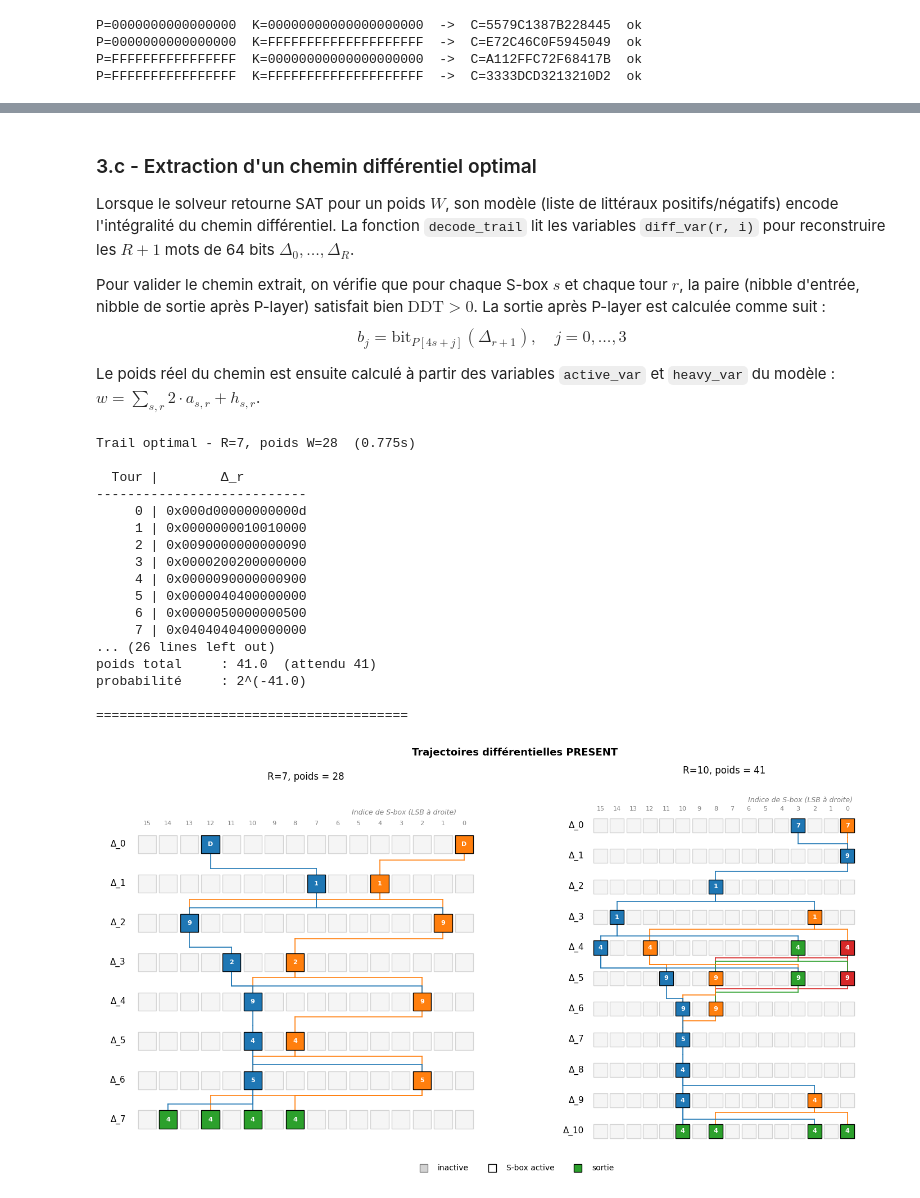
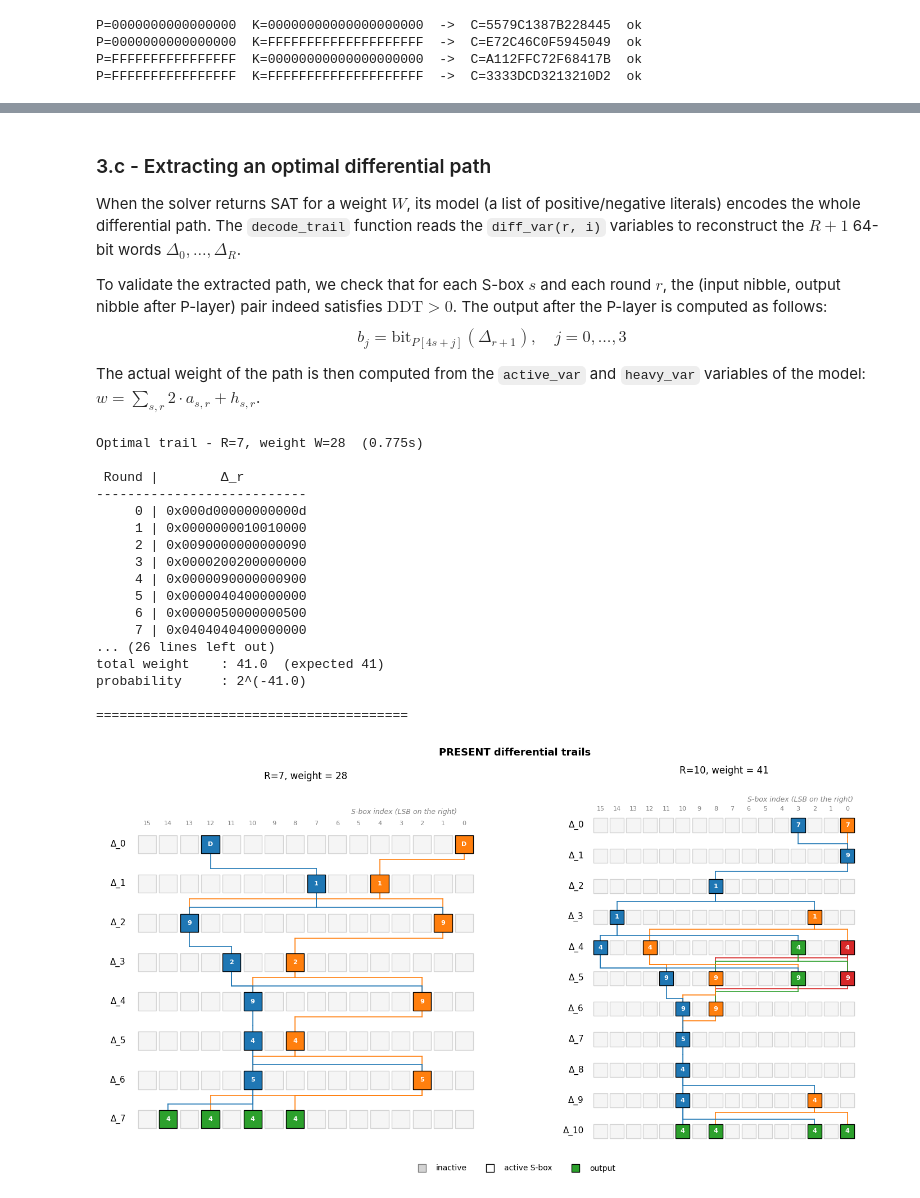
Before and after one commit to touikss/present-sat-cryptanalysis, a Jupyter notebook: notebook.ipynb, the cells around one changed output, grey strips where cells are left out. Drawn from its saved outputs; the diff is of its cells as text; code cells hidden in the pictures.

```diff
--- a/notebook.ipynb
+++ b/notebook.ipynb
@@ -298,5 +298,5 @@ La ligne $a = 0$ correspond aux différences passives, qui se propagent triviale
 # %%
-# Affichage de la DDT de la S-box PRESENT
+# Display the DDT of the PRESENT S-box
 
 fig, axes = plt.subplots(1, 2, figsize=(13, 5))
 
@@ -310,14 +310,14 @@ ax.imshow(ddt_display, cmap=cmap, norm=norm, aspect='equal')
 
 ax.set_xticks(range(16)); ax.set_xticklabels([f'{i:X}' for i in range(16)])
 ax.set_yticks(range(16)); ax.set_yticklabels([f'{i:X}' for i in range(16)])
-ax.set_xlabel('$\\Delta$ sortie ($b$)')
-ax.set_ylabel('$\\Delta$ entrée ($a$)')
-ax.set_title('DDT - S-box PRESENT')
+ax.set_xlabel('Output $\\Delta$ ($b$)')
+ax.set_ylabel('Input $\\Delta$ ($a$)')
+ax.set_title('DDT - PRESENT S-box')
 
 ax.legend(handles=[
     Patch(facecolor=cmap(norm(0)), label='impossible  (DDT = 0)'),
-    Patch(facecolor=cmap(norm(2)), label='poids 3 (DDT = 2, prob = 1/8)'),
-    Patch(facecolor=cmap(norm(4)), label='poids 2 (DDT = 4, prob = 1/4)'),
+    Patch(facecolor=cmap(norm(2)), label='weight 3 (DDT = 2, prob = 1/8)'),
+    Patch(facecolor=cmap(norm(4)), label='weight 2 (DDT = 4, prob = 1/4)'),
 ], fontsize=8, bbox_to_anchor=(1.02, 1), loc='upper left', borderaxespad=0)
 
 impossible = sum(1 for a in range(1, 16) for b in range(16) if DDT[a][b] == 0)
@@ -326,20 +326,20 @@ w3_count   = sum(1 for a in range(1, 16) for b in range(16) if DDT[a][b] == 2)
 
 ax2 = axes[1]
 bars = ax2.bar(
-    ['impossible\n(DDT=0)', 'poids 2\n(DDT=4)', 'poids 3\n(DDT=2)'],
+    ['impossible\n(DDT=0)', 'weight 2\n(DDT=4)', 'weight 3\n(DDT=2)'],
     [impossible, w2_count, w3_count],
     color=[cmap(norm(0)), cmap(norm(4)), cmap(norm(2))]
 )
 for bar, val in zip(bars, [impossible, w2_count, w3_count]):
     ax2.text(bar.get_x() + bar.get_width()/2, bar.get_height() + 1, str(val),
              ha='center', fontsize=11)
-ax2.set_ylabel('nombre de paires (a,b) avec a≠0')
-ax2.set_title('Transitions S-box par type (sur 15×16 = 240 paires actives)')
+ax2.set_ylabel('number of pairs (a,b) with a≠0')
+ax2.set_title('S-box transitions by type (out of 15×16 = 240 active pairs)')
 ax2.set_ylim(0, max(impossible, w2_count, w3_count) + 15)
 
 plt.tight_layout()
 plt.show()
-print(f"MDP = {DDT[1:].max()}/16 = 1/4  =>  poids min par S-box active = 2")
-print(f"Transitions actives : {w2_count + w3_count}  (dont {w3_count} lourdes DDT=2)")
+print(f"MDP = {DDT[1:].max()}/16 = 1/4  =>  min weight per active S-box = 2")
+print(f"Active transitions: {w2_count + w3_count}  (of which {w3_count} heavy, DDT=2)")
 # %% [output]
 [figure]
@@ -608,6 +608,6 @@ On obsèrve bien qu'au tour 10, le gap entre 2 * min_active_sbox et min_weight e
 # %%
-# Résultats complets (Kissat, R=1..31)
-print(f"{'R':>3}  {'min_active':>10}  {'2*active':>8}  {'min_weight':>10}  {'gap':>4}  {'temps':>11}")
+# Full results (Kissat, R=1..31)
+print(f"{'R':>3}  {'min_active':>10}  {'2*active':>8}  {'min_weight':>10}  {'gap':>4}  {'time':>11}")
 print("-" * 56)
 
 r_secure = sys.maxsize
@@ -627,11 +627,11 @@ for r in sorted(benchmark['min_weight_kissat_seq'], key=int):
     if w > 64 and int(r) < r_secure:
         w_secure = w
         r_secure = int(r)
-        suffix = "  <- seuil w > 64"
+        suffix = "  <- threshold w > 64"
 
     print(f"{r:>3}  {a:>10}  {2*a:>8}  {w:>10}  {gap:>4}  {t:>10.3f}s{suffix}")
 
 print()
-print(f"Seuil de sécurité atteint à R={r_secure}  (w_min={w_secure} > 64)")
-print(f"Temps total de calcul : {total_time/3600:.1f}h")
+print(f"Security threshold reached at R={r_secure}  (w_min={w_secure} > 64)")
+print(f"Total computation time: {total_time/3600:.1f}h")
 # %% [output]
@@ -740,16 +740,16 @@ Néanmoins, l'utilisation de cette technique nécessite que le calcul des poids
 # %% [markdown]
-### 3.c - Extraction d'un chemin différentiel optimal
+### 3.c - Extracting an optimal differential path
 
-Lorsque le solveur retourne SAT pour un poids $W$, son modèle (liste de littéraux positifs/négatifs) encode l'intégralité du chemin différentiel. La fonction `decode_trail` lit les variables `diff_var(r, i)` pour reconstruire les $R+1$ mots de 64 bits $\Delta_0, \ldots, \Delta_R$.
+When the solver returns SAT for a weight $W$, its model (a list of positive/negative literals) encodes the whole differential path. The `decode_trail` function reads the `diff_var(r, i)` variables to reconstruct the $R+1$ 64-bit words $\Delta_0, \ldots, \Delta_R$.
 
-Pour valider le chemin extrait, on vérifie que pour chaque S-box $s$ et chaque tour $r$, la paire (nibble d'entrée, nibble de sortie après P-layer) satisfait bien $\text{DDT} > 0$. La sortie après P-layer est calculée comme suit :
+To validate the extracted path, we check that for each S-box $s$ and each round $r$, the (input nibble, output nibble after P-layer) pair indeed satisfies $\text{DDT} > 0$. The output after the P-layer is computed as follows:
 $$b_j = \text{bit}_{P[4s+j]}(\Delta_{r+1}), \quad j = 0,\ldots,3$$
 
-Le poids réel du chemin est ensuite calculé à partir des variables `active_var` et `heavy_var` du modèle : $w = \sum_{s,r} 2 \cdot a_{s,r} + h_{s,r}$.
+The actual weight of the path is then computed from the `active_var` and `heavy_var` variables of the model: $w = \sum_{s,r} 2 \cdot a_{s,r} + h_{s,r}$.
 # %%
-# Calcul de la trajectoire différentielle
-# Calcul des deux trajectoires
-# Environ 15s d'éxécution
+# Compute the differential trails
+# Compute both trails
+# About 15s of execution
 configs = [(7, "kissat"), (10, "cadical")]
 trails = []
 
@@ -759,22 +759,22 @@ for R, solver in configs:
     elapsed = time.time() - t0
     weight = trail_weight(trail)
 
-    print(f"Trail optimal - R={R}, poids W={W}  ({elapsed:.3f}s)\n")
-    print(f"{'Tour':>6} | {'Δ_r':^18}")
+    print(f"Optimal trail - R={R}, weight W={W}  ({elapsed:.3f}s)\n")
+    print(f"{'Round':>6} | {'Δ_r':^18}")
     print("-" * 27)
     for i, delta in enumerate(trail):
         print(f"{i:>6} | {delta:#018x}")
-    print(f"\nvalidate_trail  : {'ok' if validate_trail(trail, R) else 'INVALIDE'}")
-    print(f"S-boxes actives : {trail_active_sboxes(trail)}")
-    print(f"poids total     : {weight}  (attendu {W})")
-    print(f"probabilité     : 2^(-{weight})")
+    print(f"\nvalidate_trail  : {'ok' if validate_trail(trail, R) else 'INVALID'}")
+    print(f"Active S-boxes  : {trail_active_sboxes(trail)}")
+    print(f"total weight    : {weight}  (expected {W})")
+    print(f"probability     : 2^(-{weight})")
     print("\n" + "=" * 40 + "\n")
 
     trails.append((trail, R, W))
 # %% [output]
-Trail optimal - R=7, poids W=28  (0.775s)
+Optimal trail - R=7, weight W=28  (0.775s)
 
-  Tour |        Δ_r
+ Round |        Δ_r
 ---------------------------
      0 | 0x000d00000000000d
      1 | 0x0000000010010000
@@ -785,12 +785,12 @@ Trail optimal - R=7, poids W=28  (0.775s)
      6 | 0x0000050000000500
      7 | 0x0404040400000000
 ... (26 lines left out)
-poids total     : 41.0  (attendu 41)
-probabilité     : 2^(-41.0)
+total weight    : 41.0  (expected 41)
+probability     : 2^(-41.0)
 
 ========================================
 # %%
-# Affichage des trajectoires différentiells
+# Display the differential trails
 def out_nibble(s, d_out):
     return (d_out >> (4 * s)) & 0xF
 
@@ -845,37 +845,37 @@ def plot_trail(ax, trail, R, W):
 
     for s in range(16):
         x, y = xp(s), yp(R)
         if s in fo:
             ax.add_patch(Rectangle((x-SQ/2, y-SQ/2), SQ, SQ, fc='C2', ec='black', zorder=3))
             ax.text(x, y, f"{fo[s]:X}", ha='center', va='center', fontsize=8, color='white', fontweight='bold', zorder=4)
         else:
             ax.add_patch(Rectangle((x-SQ/2, y-SQ/2), SQ, SQ, fc='whitesmoke', ec='lightgray', zorder=3))
 
     for r in range(R + 1):
         ax.text(-0.7, yp(r), f"Δ_{r}", ha='right', va='center', fontsize=11)
     for s in range(16):
         ax.text(xp(s), 0.7, str(s), ha='center', va='center', fontsize=8, color='gray')
-    ax.text(8.5, 1, "Indice de S-box (LSB à droite)", ha='center', fontsize=9, color='gray', style='italic')
-    ax.set_title(f"R={R}, poids = {W}")
+    ax.text(8.5, 1, "S-box index (LSB on the right)", ha='center', fontsize=9, color='gray', style='italic')
+    ax.set_title(f"R={R}, weight = {W}")
     ax.set_xlim(-1.5, 12); ax.set_ylim(yp(R) - 0.9, 2)
     ax.set_aspect('equal'); ax.axis('off')
 
 
 (trail1, R1, W1), (trail2, R2, W2) = trails
 fig, axes = plt.subplots(1, 2, figsize=(15, 8))
 plot_trail(axes[0], trail1, R1, W1)
 plot_trail(axes[1], trail2, R2, W2)
 
-# Légende commune en bas
+# Shared legend at the bottom
 handles = [Line2D([0],[0], marker='s', color='w', markerfacecolor=c, markeredgecolor=e, markersize=10, label=l)
-           for c, e, l in [('lightgray','gray','inactive'), ('white','black','S-box active'), ('C2','black','sortie')]]
+           for c, e, l in [('lightgray','gray','inactive'), ('white','black','active S-box'), ('C2','black','output')]]
 fig.legend(handles=handles, loc='lower center', ncol=3, frameon=False, bbox_to_anchor=(0.5, 0.02))
 
-fig.suptitle("Trajectoires différentielles PRESENT", fontsize=13, fontweight='bold')
+fig.suptitle("PRESENT differential trails", fontsize=13, fontweight='bold')
 plt.tight_layout()
 plt.subplots_adjust(bottom=0.08)
 plt.savefig("trails_compare.png", dpi=240, bbox_inches='tight')
 plt.show()
 # %% [output]
-[figure, old version]
+[figure, new version]
 # %% [markdown]
```
Also changed, not shown: parts of 37 cells of this notebook, 2 other files.
